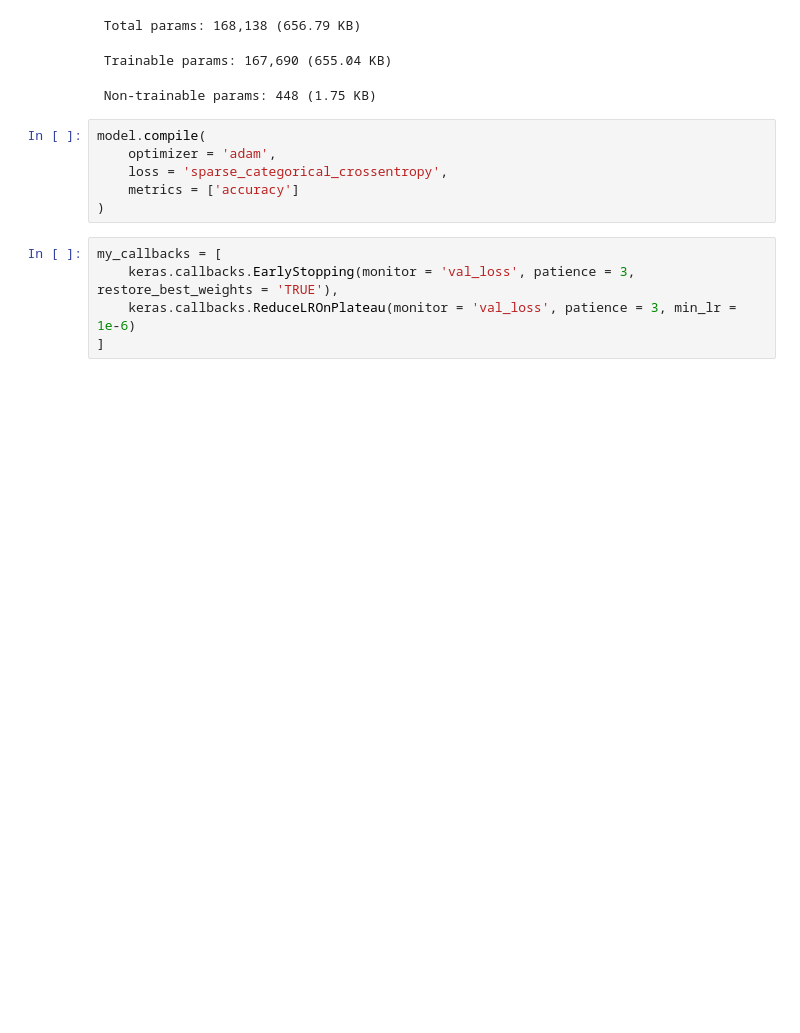
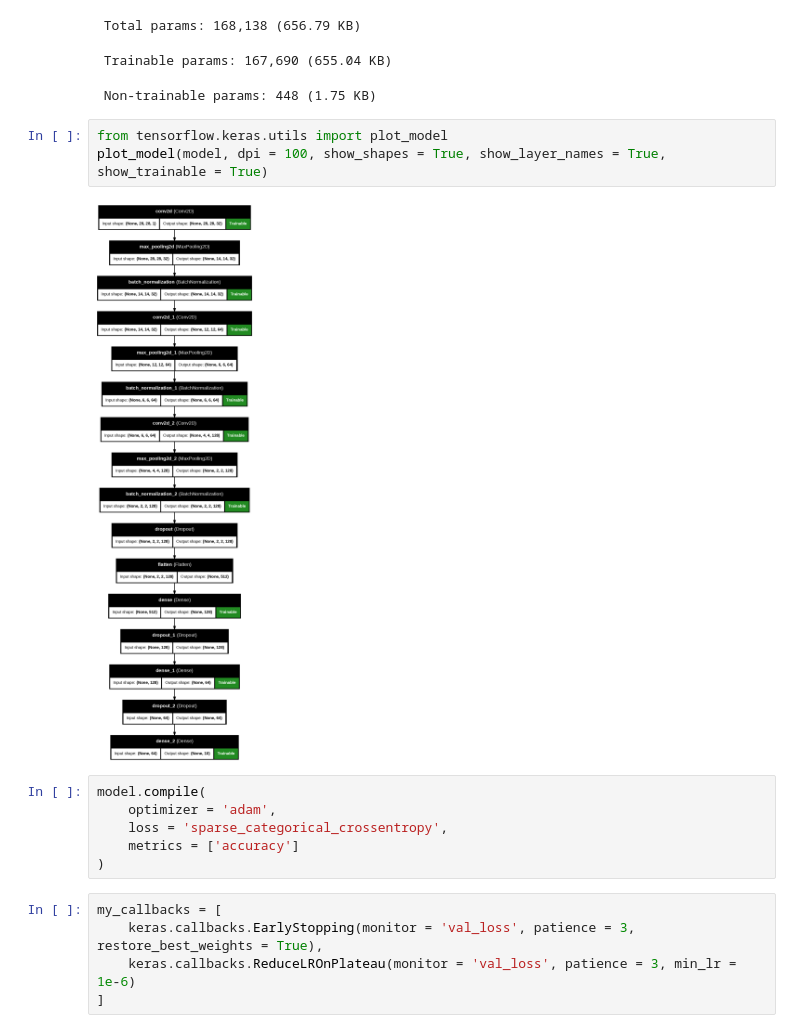
Before and after one commit to AFK-Kuntal/MNIST-DigitClassification, a Jupyter notebook: Digit_Classifier.ipynb, the cells around one changed output. Saved outputs shown, nothing was run; the diff lists cells and outputs as text; blank space fills up the shorter version.

```diff
--- a/Digit_Classifier.ipynb
+++ b/Digit_Classifier.ipynb
@@ -152,6 +161,11 @@ Model: "sequential"
  Total params: 168,138 (656.79 KB)
  Trainable params: 167,690 (655.04 KB)
  Non-trainable params: 448 (1.75 KB)
+# %%
+from tensorflow.keras.utils import plot_model
+plot_model(model, dpi = 100, show_shapes = True, show_layer_names = True, show_trainable = True)
+# %% [output]
+[figure, added]
 # %%
 model.compile(
     optimizer = 'adam',
@@ -160,7 +174,7 @@ model.compile(
 )
 # %%
 my_callbacks = [
-    keras.callbacks.EarlyStopping(monitor = 'val_loss', patience = 3, restore_best_weights = 'TRUE'),
+    keras.callbacks.EarlyStopping(monitor = 'val_loss', patience = 3, restore_best_weights = True),
     keras.callbacks.ReduceLROnPlateau(monitor = 'val_loss', patience = 3, min_lr = 1e-6)
 ]
 # %%
```
Also changed, not shown: parts of 19 cells of this notebook.
